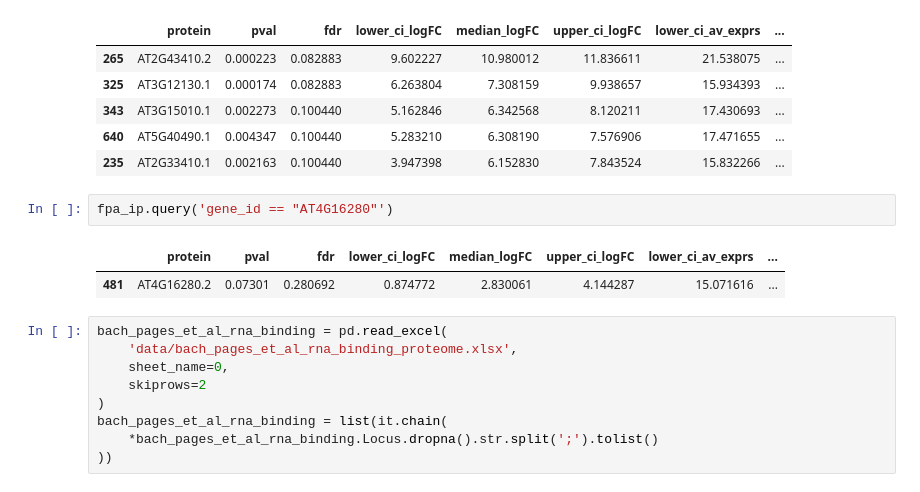
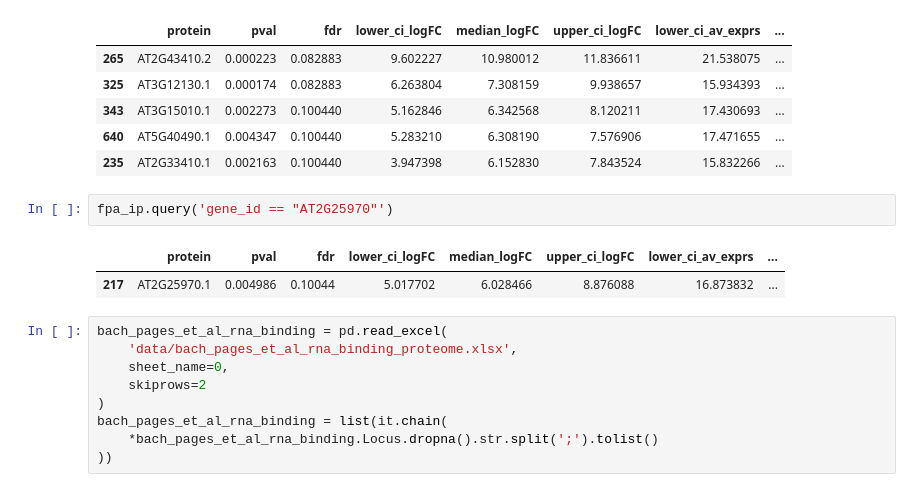
Before and after one commit to bartongroup/Simpson_Barton_FPA_NLRs, a Jupyter notebook: notebooks/proteomics_analysis.ipynb, the cells around one changed output. Saved outputs shown, nothing was run; the diff lists cells and outputs as text.

```diff
--- a/notebooks/proteomics_analysis.ipynb
+++ b/notebooks/proteomics_analysis.ipynb
@@ -52,10 +50,10 @@ fpa_ip.head()
 | 640 | AT5G40490.1 | 0.004347 | 0.100440 | 5.283210 | 6.308190 | 7.576906 | 17.471655 | ... |
 | 235 | AT2G33410.1 | 0.002163 | 0.100440 | 3.947398 | 6.152830 | 7.843524 | 15.832266 | ... |
 # %%
-fpa_ip.query('gene_id == "AT4G16280"')
+fpa_ip.query('gene_id == "AT2G25970"')
 # %% [output]
 |  | protein | pval | fdr | lower_ci_logFC | median_logFC | upper_ci_logFC | lower_ci_av_exprs | ... |
-| 481 | AT4G16280.2 | 0.07301 | 0.280692 | 0.874772 | 2.830061 | 4.144287 | 15.071616 | ... |
+| 217 | AT2G25970.1 | 0.004986 | 0.10044 | 5.017702 | 6.028466 | 8.876088 | 16.873832 | ... |
 # %%
 bach_pages_et_al_rna_binding = pd.read_excel(
     'data/bach_pages_et_al_rna_binding_proteome.xlsx',
```
Also changed, not shown: parts of 5 cells of this notebook, 2 other files.
